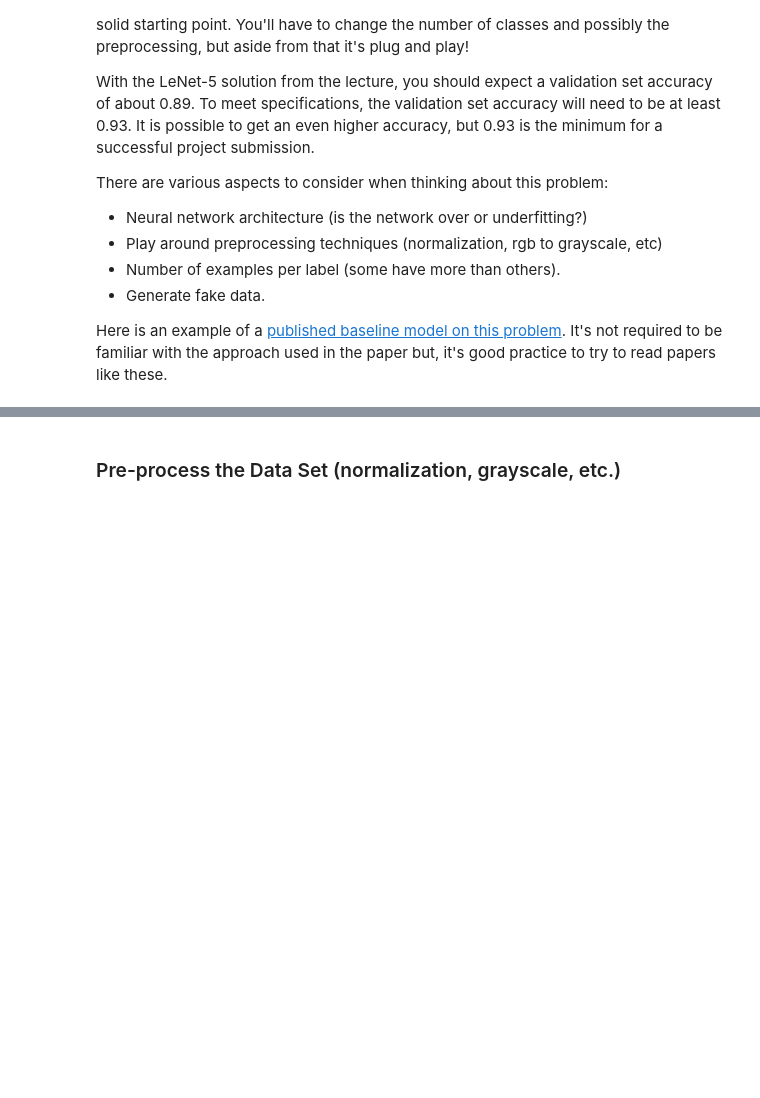
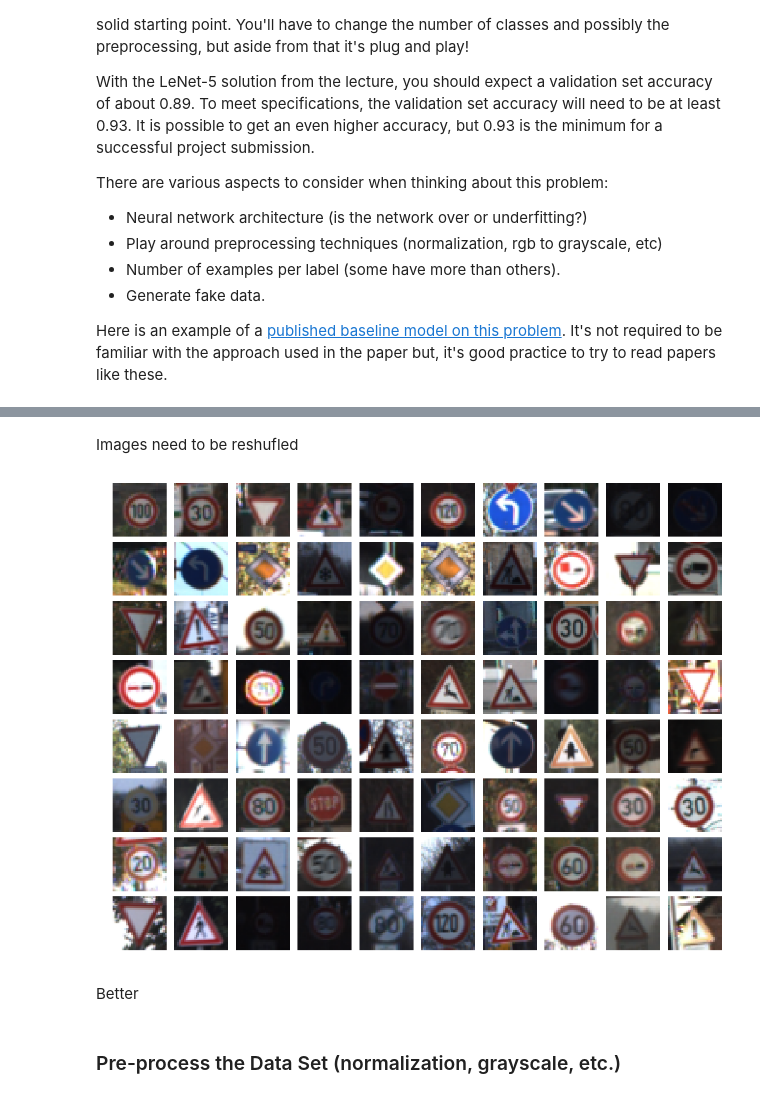
Before and after one commit to afourteia/CarND_Traffic_Sign_Classifier, a Jupyter notebook: Traffic_Sign_Classifier.ipynb, the cells around one changed output, grey strips where cells are left out. Saved outputs shown, nothing was run; the diff lists cells and outputs as text; code cells hidden in the pictures; blank space fills up the shorter version.

```diff
--- a/Traffic_Sign_Classifier.ipynb
+++ b/Traffic_Sign_Classifier.ipynb
@@ -172,3 +217,18 @@ Here is an example of a [published baseline model on this problem](http://yann.l
+# %% [markdown]
+
+Images need to be reshufled
+# %%
+## Shuffle the training dataset
+X_train, y_train = shuffle(X_train, y_train)
+X_valid, y_valid = shuffle(X_valid, y_valid)
+X_test, y_test = shuffle(X_test, y_test)
+
+view_images(X_train)
+# %% [output]
+[figure, added]
+# %% [markdown]
+
+Better
 # %% [markdown]
 ### Pre-process the Data Set (normalization, grayscale, etc.)
 # %% [markdown]
```
Also changed, not shown: parts of 25 cells of this notebook, 5 other files.
